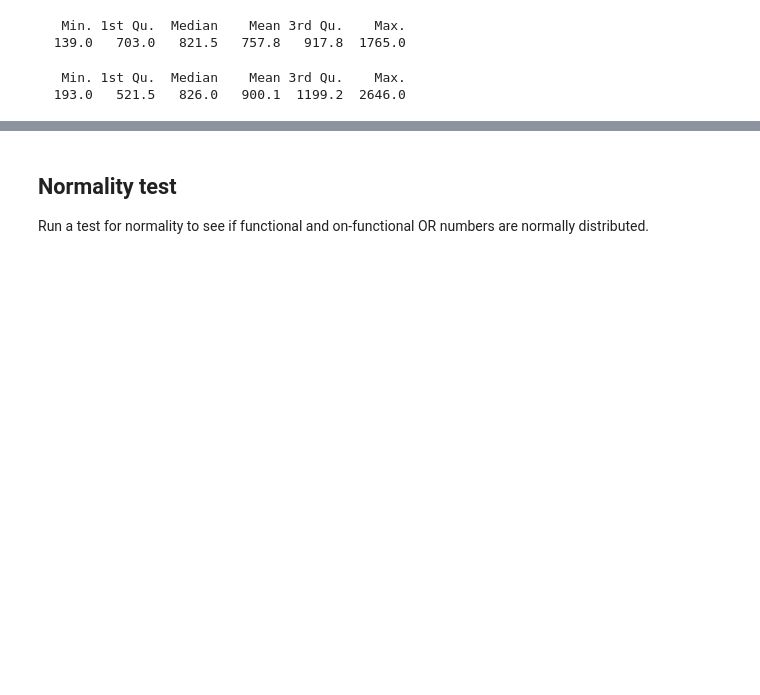
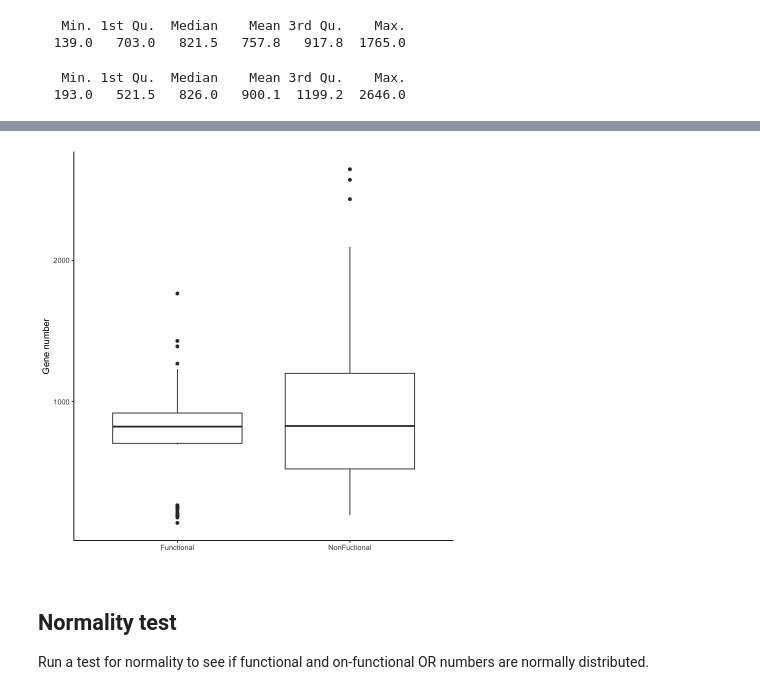
Before and after one commit to Takkoona/BIOL40540_final_assessment, a Jupyter notebook: 1_required_analysis.ipynb, the cells around one changed output, grey strips where cells are left out. Drawn from its saved outputs; the diff is of its cells as text; code cells hidden in the pictures; blank space fills up the shorter version.

```diff
--- a/1_required_analysis.ipynb
+++ b/1_required_analysis.ipynb
@@ -45,0 +62,7 @@ summary(or_genes$NonFuctional)
+# %%
+or_genes_long <- melt(
+  setDT(or_genes),
+  measure.vars = c("Functional", "NonFuctional")
+)
+
+head(or_genes_long)
@@ -46,3 +79,14 @@ summary(or_genes$NonFuctional)
+# %%
+p <- ggplot(or_genes_long, aes(variable, value)) +
+  geom_boxplot() +
+  xlab("") +
+  ylab("Gene number") +
+  theme_classic()
+
+p
+ggsave("plots/boxplot.png", width = 3, height = 3)
+# %% [output]
+[figure, added]
 # %% [markdown]
 ## Normality test
 Run a test for normality to see if functional and on-functional OR numbers are normally distributed.
```
Also changed, not shown: parts of 14 cells of this notebook, 2 other files.
